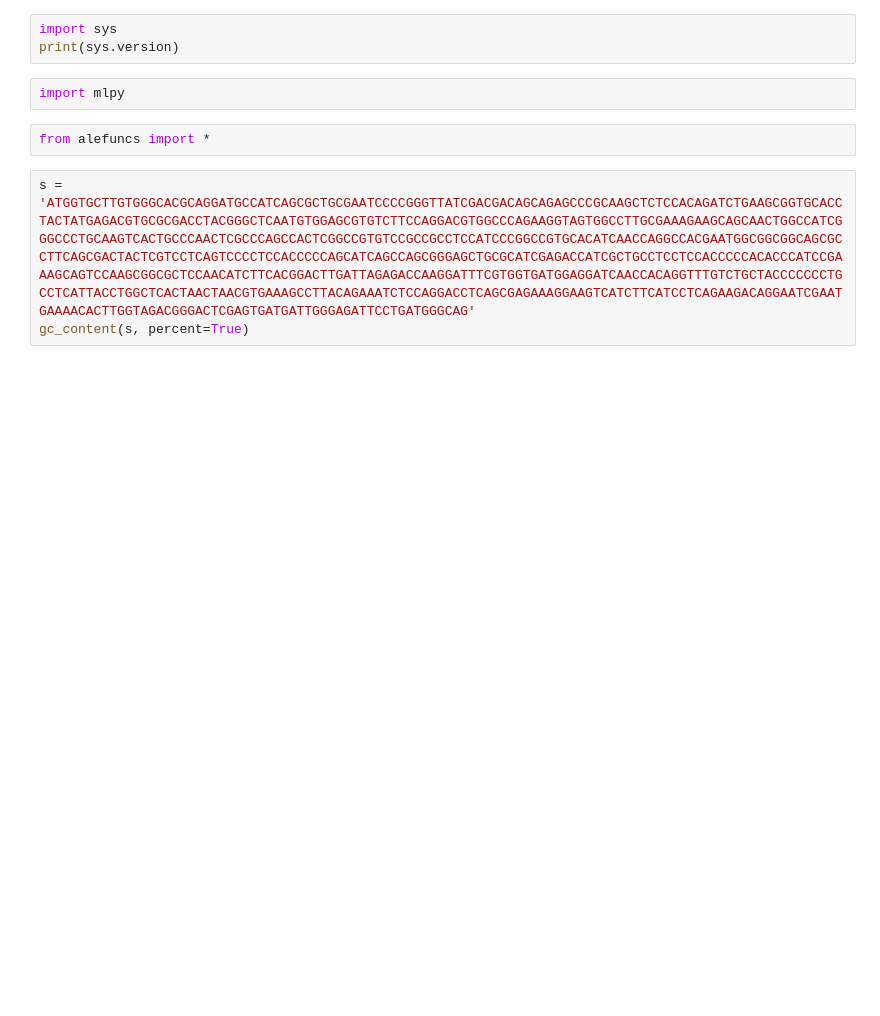
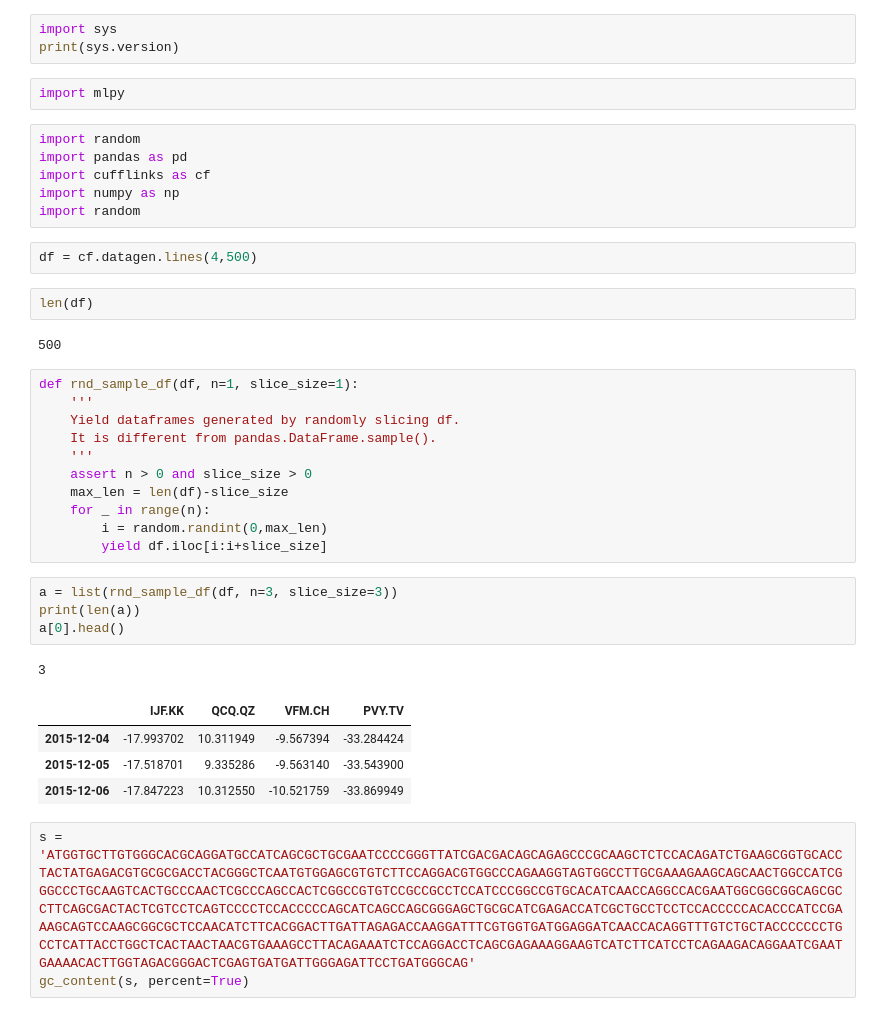
Before and after one commit to 25shmeckles/alefuncs, a Jupyter notebook: sketchbook.ipynb, the cells around one changed output. Saved outputs shown, nothing was run; the diff lists cells and outputs as text; blank space fills up the shorter version.

Commit message:
added method to sample random slices from a dataframe
plus date_to_stamp

```diff
--- a/sketchbook.ipynb
+++ b/sketchbook.ipynb
@@ -3,6 +3,37 @@ import sys
 print(sys.version)
 # %%
 import mlpy
-# %%
-from alefuncs import *
+# %%
+import random
+import pandas as pd
+import cufflinks as cf
+import numpy as np
+import random
+# %%
+df = cf.datagen.lines(4,500)
+# %%
+len(df)
+# %% [output]
+500
+# %%
+def rnd_sample_df(df, n=1, slice_size=1):
+    '''
+    Yield dataframes generated by randomly slicing df.
+    It is different from pandas.DataFrame.sample().
+    '''
+    assert n > 0 and slice_size > 0
+    max_len = len(df)-slice_size
+    for _ in range(n):
+        i = random.randint(0,max_len)
+        yield df.iloc[i:i+slice_size]
+# %%
+a = list(rnd_sample_df(df, n=3, slice_size=3))
+print(len(a))
+a[0].head()
+# %% [output]
+3
+|  | IJF.KK | QCQ.QZ | VFM.CH | PVY.TV |
+| 2015-12-04 | -17.993702 | 10.311949 | -9.567394 | -33.284424 |
+| 2015-12-05 | -17.518701 | 9.335286 | -9.563140 | -33.543900 |
+| 2015-12-06 | -17.847223 | 10.312550 | -10.521759 | -33.869949 |
 # %%
```
Also changed, not shown: 1 other file.
